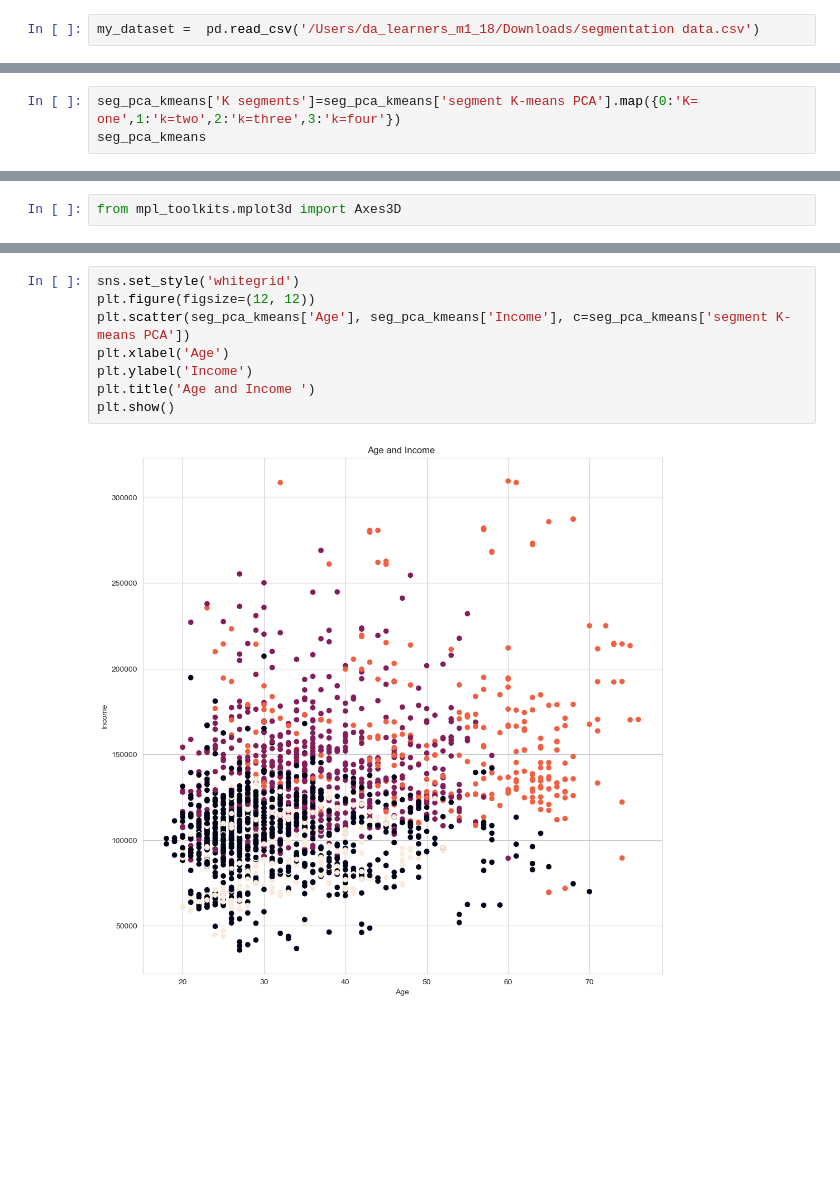
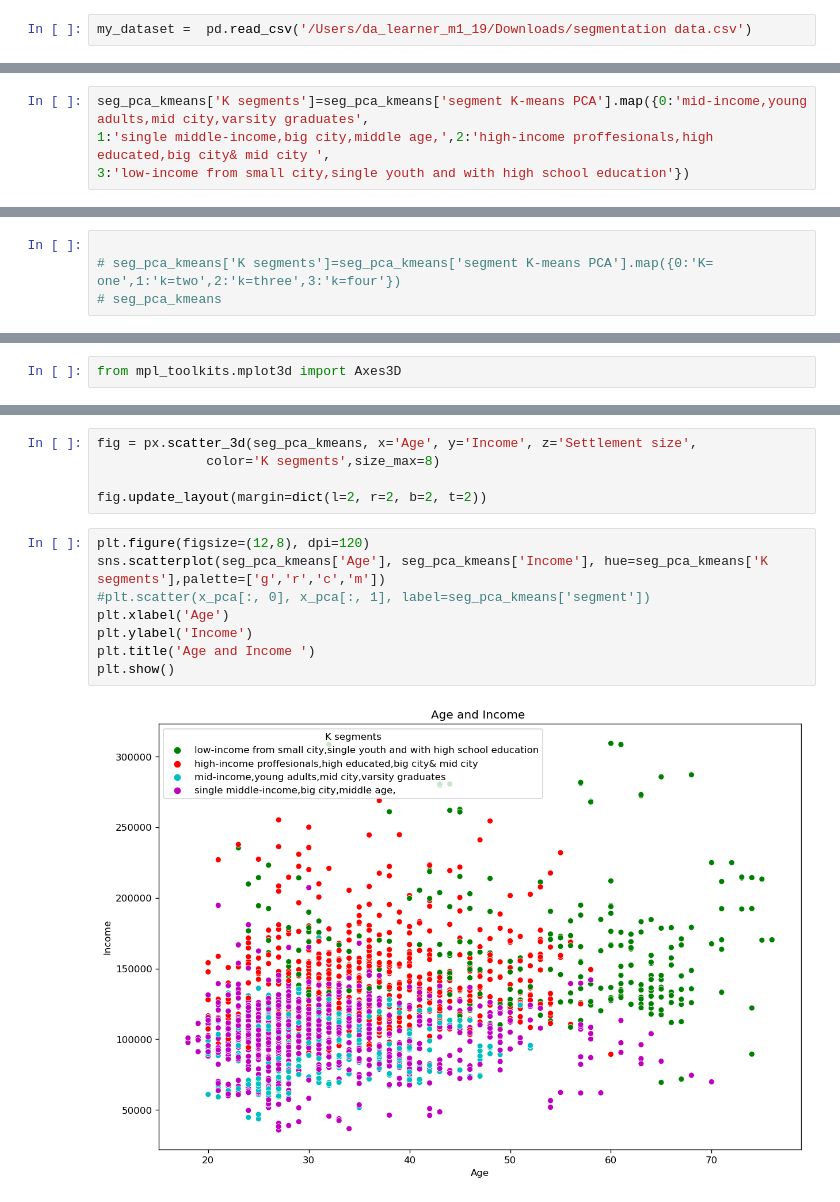
Before and after one commit to The-DigitalAcademy/Unsupervised_Learning_Project, a Jupyter notebook: Python/Unsupervised_kmeans.ipynb, the cells around one changed output, grey strips where cells are left out. Cells and saved outputs as stored; diff of their text form; blank space fills up the shorter version.

```diff
--- a/Python/Unsupervised_kmeans.ipynb
+++ b/Python/Unsupervised_kmeans.ipynb
@@ -15,7 +15,7 @@ import matplotlib.pyplot as plt
 import seaborn as sns
 from sklearn.decomposition import PCA
 # %%
-my_dataset =  pd.read_csv('/Users/da_learners_m1_18/Downloads/segmentation data.csv')
+my_dataset =  pd.read_csv('/Users/da_learner_m1_19/Downloads/segmentation data.csv')
 # %%
 my_dataset.head()
 # %% [output]
@@ -191,5 +201,10 @@ seg_pca_kmeans.head()
+# %%
+seg_pca_kmeans['K segments']=seg_pca_kmeans['segment K-means PCA'].map({0:'mid-income,young adults,mid city,varsity graduates',
+1:'single middle-income,big city,middle age,',2:'high-income proffesionals,high educated,big city& mid city ',
+3:'low-income from small city,single youth and with high school education'})
 # %% [markdown]
 Group Accordingly
 # %%
-seg_pca_kmeans['K segments']=seg_pca_kmeans['segment K-means PCA'].map({0:'K= one',1:'k=two',2:'k=three',3:'k=four'})
-seg_pca_kmeans
+
+# seg_pca_kmeans['K segments']=seg_pca_kmeans['segment K-means PCA'].map({0:'K= one',1:'k=two',2:'k=three',3:'k=four'})
+# seg_pca_kmeans
@@ -235,11 +248,16 @@ plt.show()
+# %%
+fig = px.scatter_3d(seg_pca_kmeans, x='Age', y='Income', z='Settlement size',
+              color='K segments',size_max=8)
+
+fig.update_layout(margin=dict(l=2, r=2, b=2, t=2))
 # %%
-sns.set_style('whitegrid')
-plt.figure(figsize=(12, 12))
-plt.scatter(seg_pca_kmeans['Age'], seg_pca_kmeans['Income'], c=seg_pca_kmeans['segment K-means PCA'])
+plt.figure(figsize=(12,8), dpi=120)
+sns.scatterplot(seg_pca_kmeans['Age'], seg_pca_kmeans['Income'], hue=seg_pca_kmeans['K segments'],palette=['g','r','c','m'])
+#plt.scatter(x_pca[:, 0], x_pca[:, 1], label=seg_pca_kmeans['segment'])
 plt.xlabel('Age')
 plt.ylabel('Income')
 plt.title('Age and Income ')
 plt.show()
 # %% [output]
-[figure, old version]
+[figure, new version]
 # %%
```
Also changed, not shown: parts of 19 cells of this notebook.
